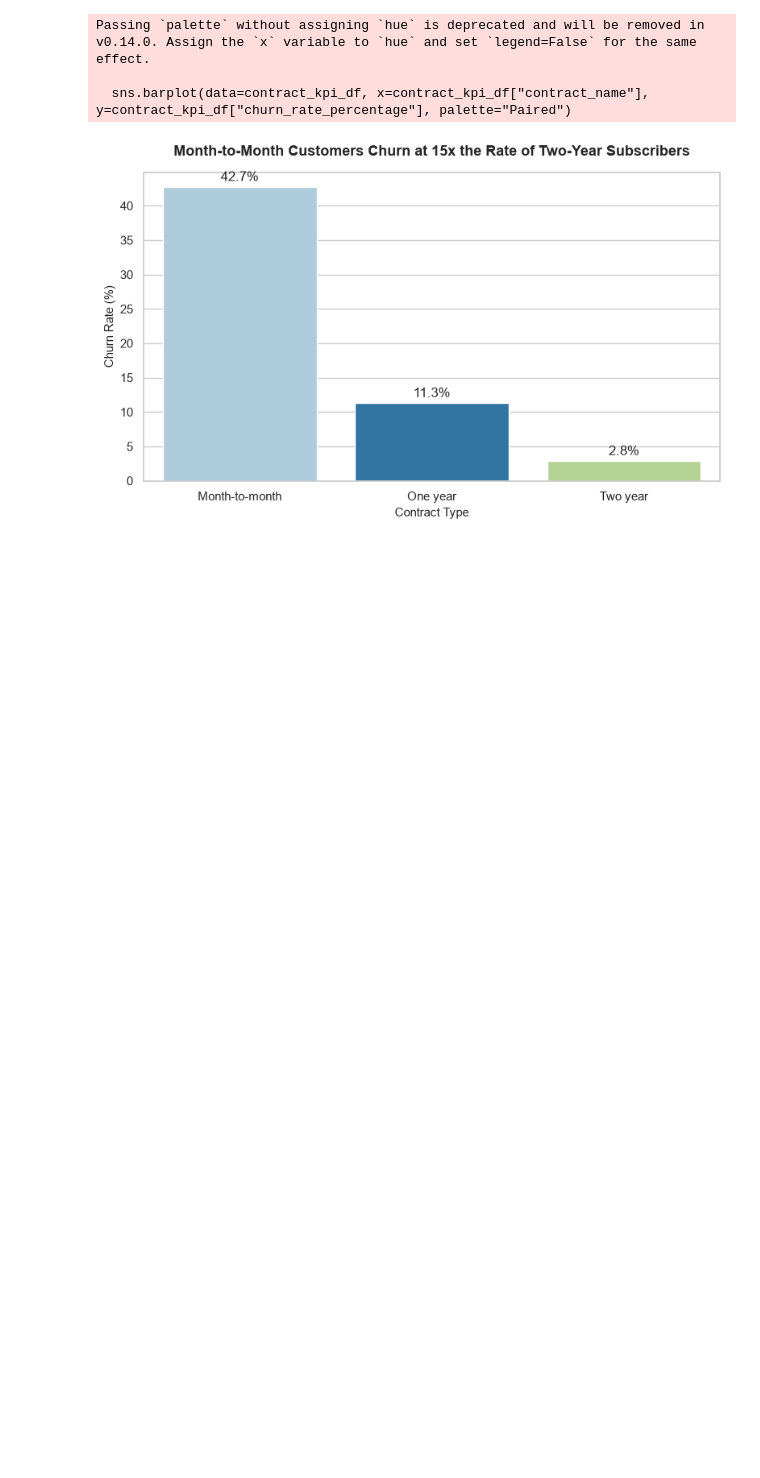
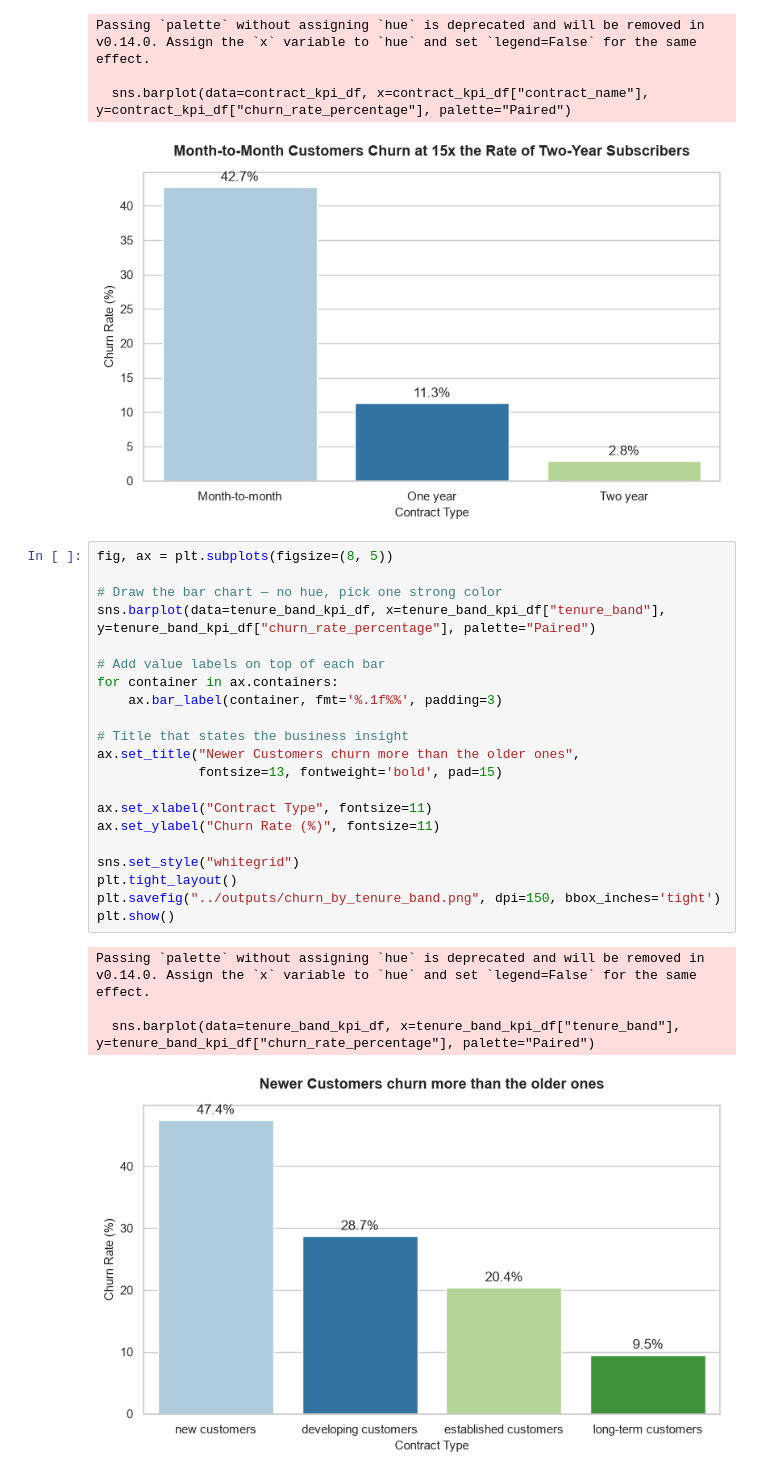
Before and after one commit to OmSoni-1/customer_retention_platform, a Jupyter notebook: notebooks/03_eda.ipynb, the cells around one changed output. Saved outputs shown, nothing was run; the diff lists cells and outputs as text; blank space fills up the shorter version.

Commit message:
Built more visualizations

```diff
--- a/notebooks/03_eda.ipynb
+++ b/notebooks/03_eda.ipynb
@@ -142,3 +140,29 @@ Passing `palette` without assigning `hue` is deprecated and will be removed in v
 
   sns.barplot(data=contract_kpi_df, x=contract_kpi_df["contract_name"], y=contract_kpi_df["churn_rate_percentage"], palette="Paired")
 [figure]
+# %%
+fig, ax = plt.subplots(figsize=(8, 5))
+
+# Draw the bar chart — no hue, pick one strong color
+sns.barplot(data=tenure_band_kpi_df, x=tenure_band_kpi_df["tenure_band"], y=tenure_band_kpi_df["churn_rate_percentage"], palette="Paired")
+
+# Add value labels on top of each bar
+for container in ax.containers:
+    ax.bar_label(container, fmt='%.1f%%', padding=3)
+
+# Title that states the business insight
+ax.set_title("Newer Customers churn more than the older ones",
+             fontsize=13, fontweight='bold', pad=15)
+
+ax.set_xlabel("Contract Type", fontsize=11)
+ax.set_ylabel("Churn Rate (%)", fontsize=11)
+
+sns.set_style("whitegrid")
+plt.tight_layout()
+plt.savefig("../outputs/churn_by_tenure_band.png", dpi=150, bbox_inches='tight')
+plt.show()
+# %% [output]
+Passing `palette` without assigning `hue` is deprecated and will be removed in v0.14.0. Assign the `x` variable to `hue` and set `legend=False` for the same effect.
+
+  sns.barplot(data=tenure_band_kpi_df, x=tenure_band_kpi_df["tenure_band"], y=tenure_band_kpi_df["churn_rate_percentage"], palette="Paired")
+[figure, added]
```
Also changed, not shown: parts of 8 cells of this notebook, 2 other files.
